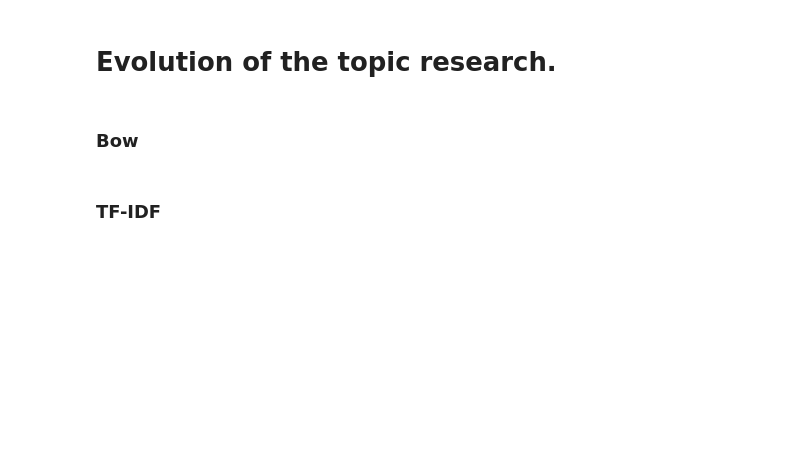
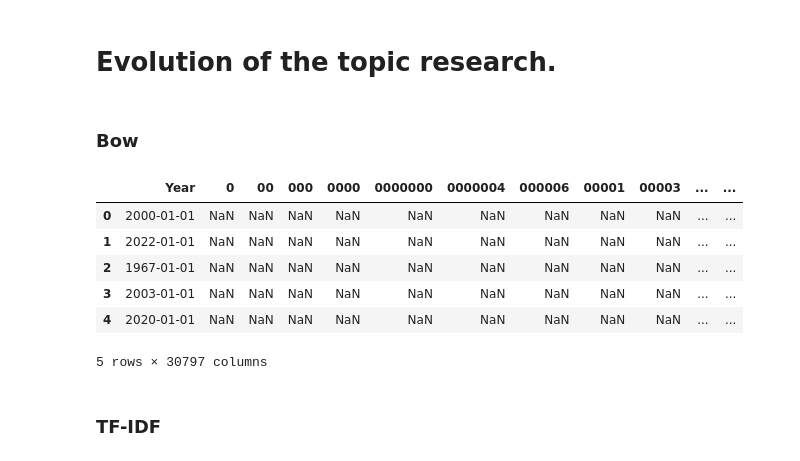
Before and after one commit to Fermazate/Pubmed-scraping-and-analysis, a Jupyter notebook: notebooks/01_exploratory_data_analysis.ipynb, the cells around one changed output. Saved outputs shown, nothing was run; the diff lists cells and outputs as text; code cells hidden in the pictures; blank space fills up the shorter version.

```diff
--- a/notebooks/01_exploratory_data_analysis.ipynb
+++ b/notebooks/01_exploratory_data_analysis.ipynb
@@ -54,8 +55,8 @@ fig.update_layout(
 )
 fig.show()
 # %%
-words = ['conclusions', 'method', 'alopecia','label', 'disease', 'used', 'patient', 'patients', 'attributes', 'study', 'studies', 'common', 'nlmcategory','abstract','included','significantly','months','increased','compared','attributeslabel','hair','background','observed','methods','may','association','found','results','also','cases','objective','95','using','significant','however','stringelementthe','effects','reported','1','associated','group','clinical','conclusion','data','including','diseases','age','2','ci','unassigned','showed','case','review','analysis','two','case','use','higher','years','diagnosis','levels']
-synonyms = [['Androgenetic Alopecia','AA','AGA'],['finasteride','finasterida'],['therapy','treatment'],['adverse effects','adverse']]
+#words = ['conclusions', 'method', 'alopecia','label', 'disease', 'used', 'patient', 'patients', 'attributes', 'study', 'studies', 'common', 'nlmcategory','abstract','included','significantly','months','increased','compared','attributeslabel','hair','background','observed','methods','may','association','found','results','also','cases','objective','95','using','significant','however','stringelementthe','effects','reported','1','associated','group','clinical','conclusion','data','including','diseases','age','2','ci','unassigned','showed','case','review','analysis','two','case','use','higher','years','diagnosis','levels']
+#synonyms = [['Androgenetic Alopecia','AA','AGA'],['finasteride','finasterida'],['therapy','treatment'],['adverse effects','adverse']]
 # %%
 bows = counting(raw_df, 'Abstract', words = words, synonyms = synonyms)
 df_bow = bows[0]
@@ -86,5 +87,15 @@ raw_df.to_csv('../data/interim/post_eda.csv', index=False)
 # %%
 df_bow_with_date = pd.concat([raw_df['Year'],df_bow])
 df_bow_with_date.dropna(subset=['Year'], inplace=True)
-df_bow_with_date['Year'] = df_bow_with_date['Year'].to_numeric(format='%Y')
+df_bow_with_date['Year'] = pd.to_datetime(df_bow_with_date['Year'], format='%Y')
+# %%
+df_bow_with_date.head()
+# %% [output]
+|  | Year | 0 | 00 | 000 | 0000 | 0000000 | 0000004 | 000006 | 00001 | 00003 | ... | ... |
+| 0 | 2000-01-01 | NaN | NaN | NaN | NaN | NaN | NaN | NaN | NaN | NaN | ... | ... |
+| 1 | 2022-01-01 | NaN | NaN | NaN | NaN | NaN | NaN | NaN | NaN | NaN | ... | ... |
+| 2 | 1967-01-01 | NaN | NaN | NaN | NaN | NaN | NaN | NaN | NaN | NaN | ... | ... |
+| 3 | 2003-01-01 | NaN | NaN | NaN | NaN | NaN | NaN | NaN | NaN | NaN | ... | ... |
+| 4 | 2020-01-01 | NaN | NaN | NaN | NaN | NaN | NaN | NaN | NaN | NaN | ... | ... |
+5 rows × 30797 columns
 # %%
```
Also changed, not shown: parts of 8 cells of this notebook, 3 other files.
